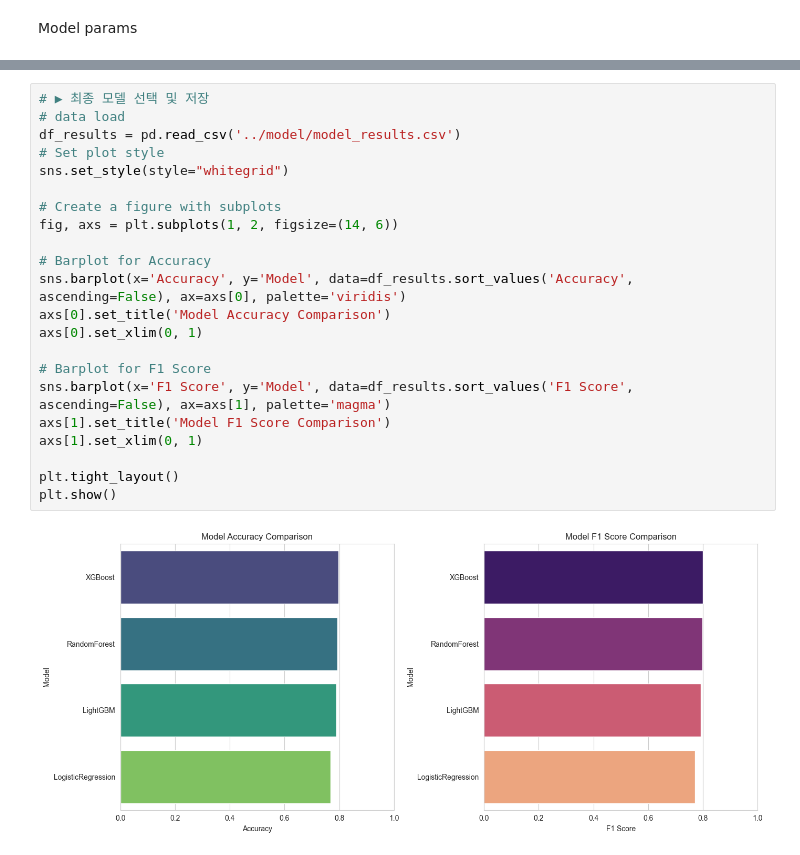
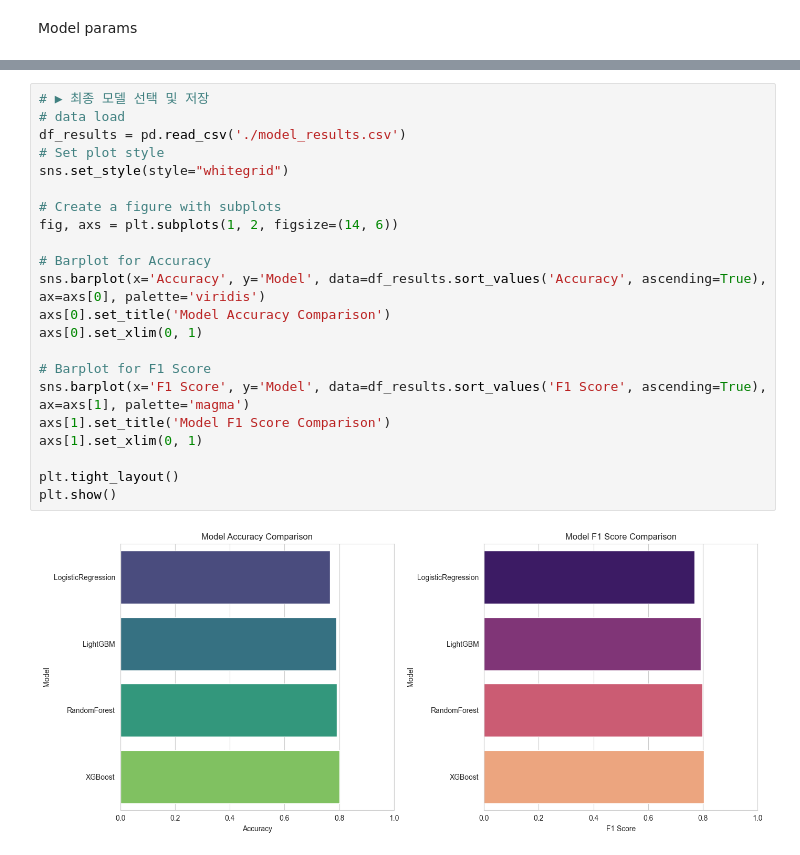
Before and after one commit to SKNETWORKS-FAMILY-AICAMP/SKN12-2nd-1TEAM, a Jupyter notebook: model/model.ipynb, the cells around one changed output, grey strips where cells are left out. Cells and saved outputs as stored; diff of their text form.

```diff
--- a/model/model.ipynb
+++ b/model/model.ipynb
@@ -367,24 +355,24 @@ weighted avg       0.80      0.80      0.80      7776
 # %%
 # ▶ 최종 모델 선택 및 저장
 # data load
-df_results = pd.read_csv('../model/model_results.csv')
+df_results = pd.read_csv('./model_results.csv')
 # Set plot style
 sns.set_style(style="whitegrid")
 
 # Create a figure with subplots
 fig, axs = plt.subplots(1, 2, figsize=(14, 6))
 
 # Barplot for Accuracy
-sns.barplot(x='Accuracy', y='Model', data=df_results.sort_values('Accuracy', ascending=False), ax=axs[0], palette='viridis')
+sns.barplot(x='Accuracy', y='Model', data=df_results.sort_values('Accuracy', ascending=True), ax=axs[0], palette='viridis')
 axs[0].set_title('Model Accuracy Comparison')
 axs[0].set_xlim(0, 1)
 
 # Barplot for F1 Score
-sns.barplot(x='F1 Score', y='Model', data=df_results.sort_values('F1 Score', ascending=False), ax=axs[1], palette='magma')
+sns.barplot(x='F1 Score', y='Model', data=df_results.sort_values('F1 Score', ascending=True), ax=axs[1], palette='magma')
 axs[1].set_title('Model F1 Score Comparison')
 axs[1].set_xlim(0, 1)
 
 plt.tight_layout()
 plt.show()
 # %% [output]
-[figure, old version]
+[figure, new version]
```
Also changed, not shown: parts of 11 cells of this notebook, 14 other files.
